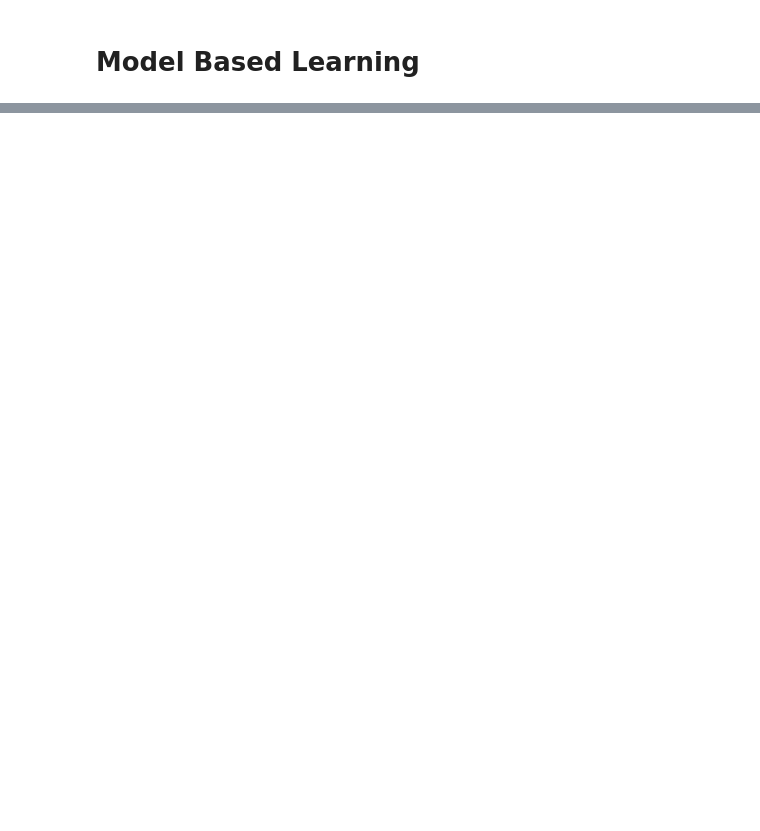
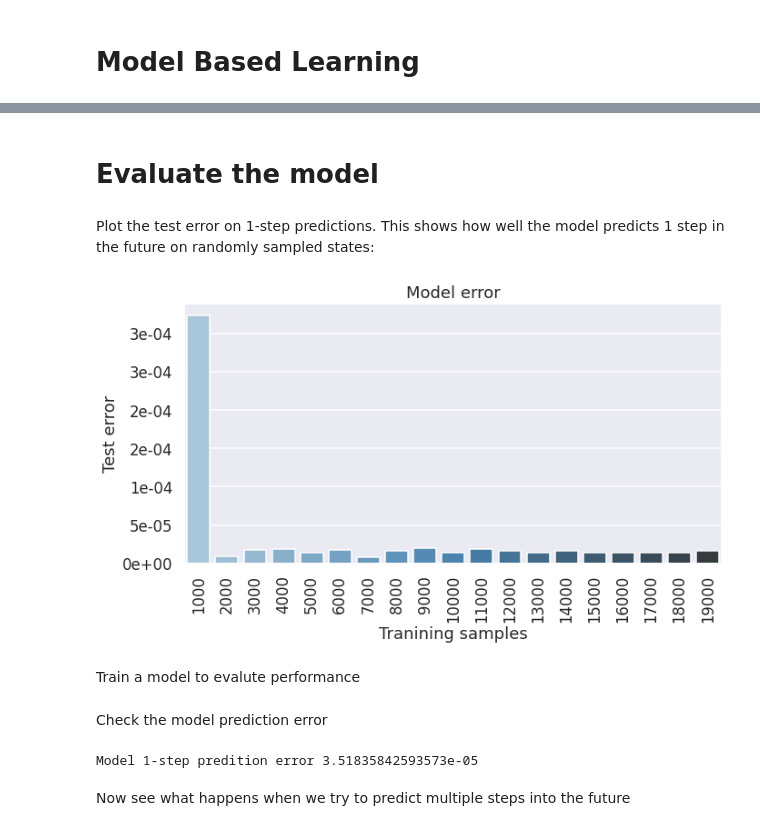
Before and after one commit to pvrancx/rl_seminar, a Jupyter notebook: notebooks/model_based.ipynb, the cells around one changed output, grey strips where cells are left out. Saved outputs shown, nothing was run; the diff lists cells and outputs as text; code cells hidden in the pictures; blank space fills up the shorter version.

```diff
--- a/notebooks/model_based.ipynb
+++ b/notebooks/model_based.ipynb
@@ -141,0 +116,23 @@ plt.savefig('../images/mfvsmb2.png')
+# %% [markdown]
+# Evaluate the model
+# %% [markdown]
+Plot the test error on 1-step predictions. This shows how well the model predicts 1 step in the future on randomly sampled states:
+# %%
+import matplotlib.ticker as ticker
+
+mb_log_copy2['nsamples'] = list(map(int, mb_log_copy2['nsamples']))
+plt.figure(figsize=(10,6))
+ax =sns.barplot(x="nsamples", y="model_error", data=mb_log_copy2, palette="Blues_d")
+plt.title('Model error')
+plt.xlabel('Tranining samples')
+plt.ylabel('Test error')
+
+plt.xticks(rotation=90)
+y_labels = ax.get_yticks()
+ax.yaxis.set_major_formatter(ticker.FormatStrFormatter('%0.0e'))
+plt.tight_layout()
+plt.savefig('../images/model_err.png', transparent=True)
+# %% [output]
+[figure, added]
+# %% [markdown]
+Train a model to evalute performance
@@ -141,0 +148,9 @@ plt.savefig('../images/mfvsmb2.png')
+# %% [markdown]
+Check the model prediction error
+# %%
+test_states, test_actions, test_rewards, test_nstates, test_done = tuple(map(np.array, zip(*test_set)))
+print(f"Model 1-step predition error {np.mean((model.predict(test_states, test_actions)[0] - test_nstates)**2)}")
+# %% [output]
+Model 1-step predition error 3.51835842593573e-05
+# %% [markdown]
+Now see what happens when we try to predict multiple steps into the future
```
Also changed, not shown: parts of 30 cells of this notebook, 13 other files.
